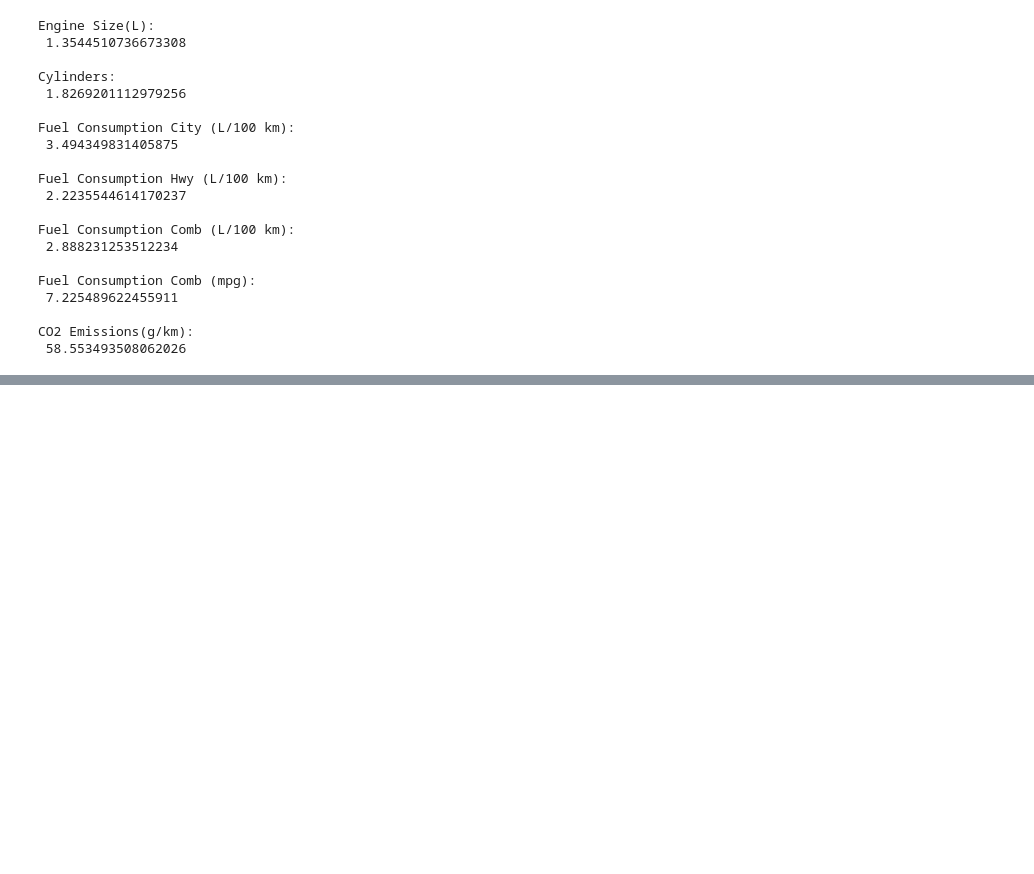
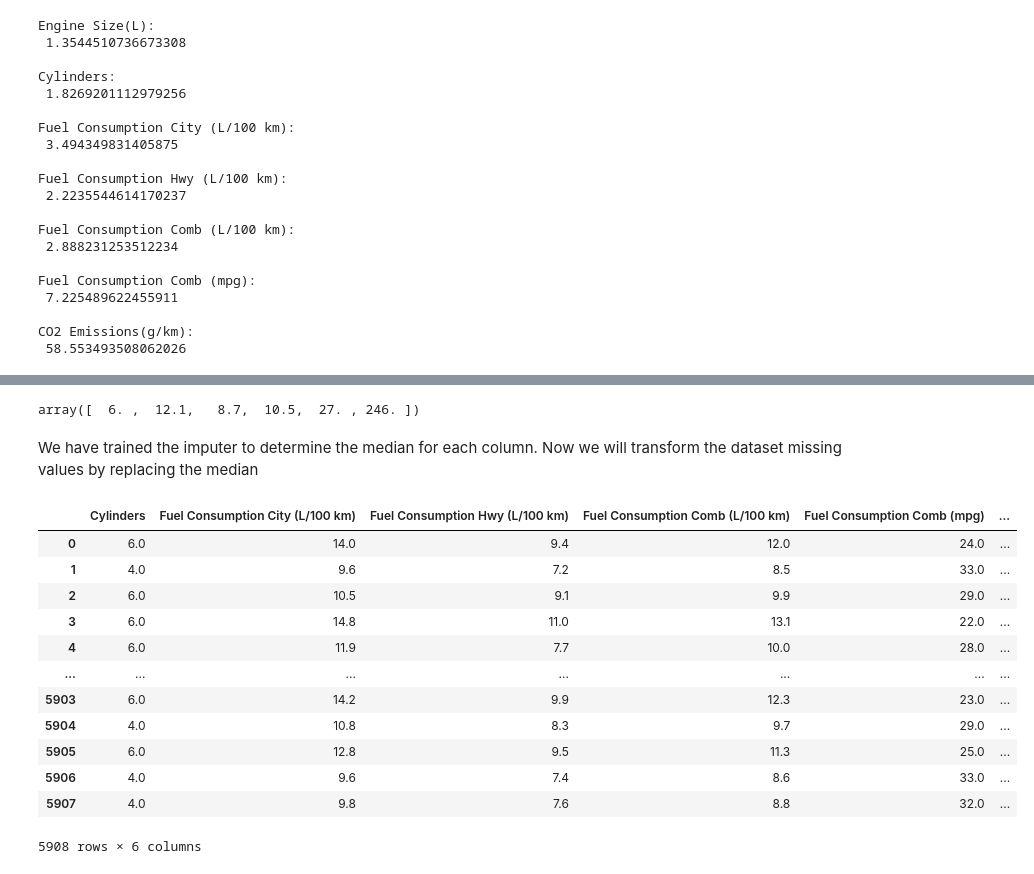
Before and after one commit to lauxpaux/cleanestCars, a Jupyter notebook: exploratory-data-analysis.ipynb, the cells around one changed output, grey strips where cells are left out. Drawn from its saved outputs; the diff is of its cells as text; code cells hidden in the pictures; blank space fills up the shorter version.

```diff
--- a/exploratory-data-analysis.ipynb
+++ b/exploratory-data-analysis.ipynb
@@ -214,0 +244,3 @@ save_fig('scatter_plot_cylinder_highlight')
+# %%
+car_nums = car_df.drop(cat_vals, axis=1)
+car_nums.info()
@@ -214,0 +261,27 @@ save_fig('scatter_plot_cylinder_highlight')
+# %%
+imputer.fit(car_nums)
+imputer.statistics_
+# %% [output]
+array([  6. ,  12.1,   8.7,  10.5,  27. , 246. ])
+# %% [markdown]
+We have trained the imputer to determine the median for each column. Now we will transform the dataset missing values by replacing the median
+# %%
+X = imputer.transform(car_nums)
+# %%
+cars_nums_tr = pd.DataFrame(X, columns=car_nums.columns)
+# %%
+cars_nums_tr
+# %% [output]
+|  | Cylinders | Fuel Consumption City (L/100 km) | Fuel Consumption Hwy (L/100 km) | Fuel Consumption Comb (L/100 km) | Fuel Consumption Comb (mpg) | ... |
+| 0 | 6.0 | 14.0 | 9.4 | 12.0 | 24.0 | ... |
+| 1 | 4.0 | 9.6 | 7.2 | 8.5 | 33.0 | ... |
+| 2 | 6.0 | 10.5 | 9.1 | 9.9 | 29.0 | ... |
+| 3 | 6.0 | 14.8 | 11.0 | 13.1 | 22.0 | ... |
+| 4 | 6.0 | 11.9 | 7.7 | 10.0 | 28.0 | ... |
+| ... | ... | ... | ... | ... | ... | ... |
+| 5903 | 6.0 | 14.2 | 9.9 | 12.3 | 23.0 | ... |
+| 5904 | 4.0 | 10.8 | 8.3 | 9.7 | 29.0 | ... |
+| 5905 | 6.0 | 12.8 | 9.5 | 11.3 | 25.0 | ... |
+| 5906 | 4.0 | 9.6 | 7.4 | 8.6 | 33.0 | ... |
+| 5907 | 4.0 | 9.8 | 7.6 | 8.8 | 32.0 | ... |
+5908 rows × 6 columns
```
Also changed, not shown: parts of 15 cells of this notebook, 3 other files.
